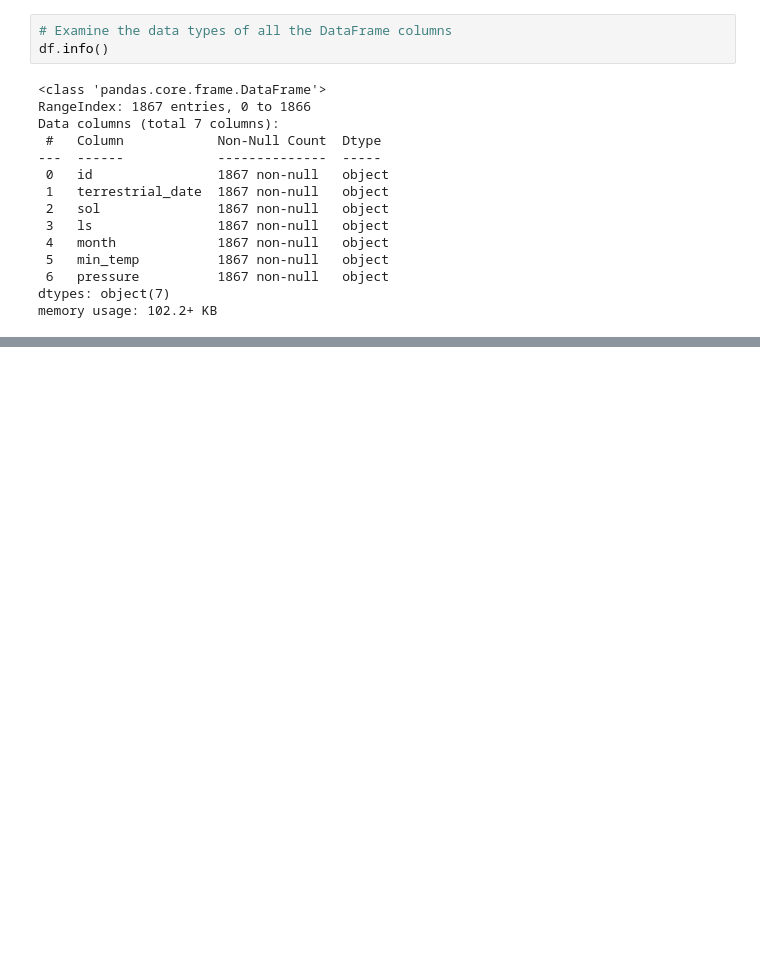
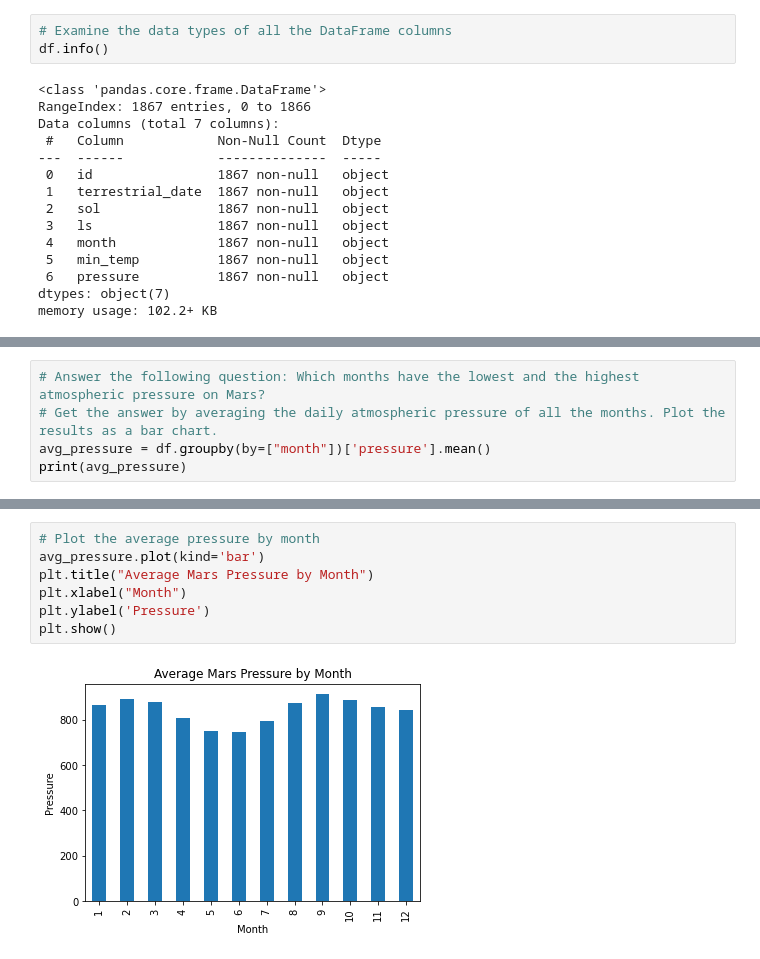
Before and after one commit to meghanhkoon/Mission-to-Mars, a Jupyter notebook: mars_data_challenge_part_2.ipynb, the cells around one changed output, grey strips where cells are left out. Drawn from its saved outputs; the diff is of its cells as text; blank space fills up the shorter version.

```diff
--- a/mars_data_challenge_part_2.ipynb
+++ b/mars_data_challenge_part_2.ipynb
@@ -138,0 +215,5 @@ memory usage: 102.2+ KB
+# %%
+# Answer the following question: Which months have the lowest and the highest atmospheric pressure on Mars?
+# Get the answer by averaging the daily atmospheric pressure of all the months. Plot the results as a bar chart.
+avg_pressure = df.groupby(by=["month"])['pressure'].mean()
+print(avg_pressure)
@@ -138,0 +235,9 @@ memory usage: 102.2+ KB
+# %%
+# Plot the average pressure by month
+avg_pressure.plot(kind='bar')
+plt.title("Average Mars Pressure by Month")
+plt.xlabel("Month")
+plt.ylabel('Pressure')
+plt.show()
+# %% [output]
+[figure, added]
```
Also changed, not shown: parts of 19 cells of this notebook, 4 other files.
